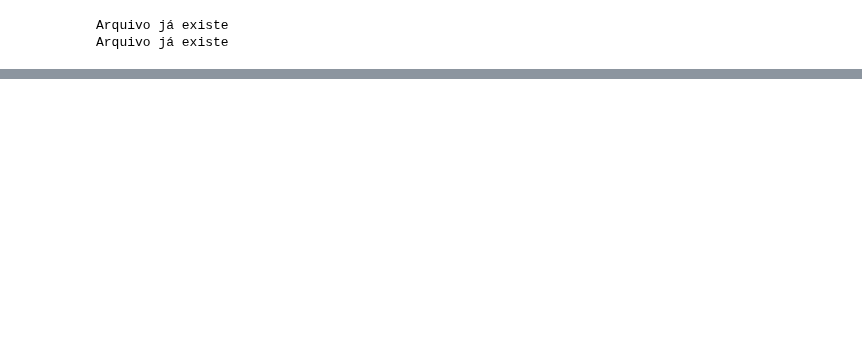
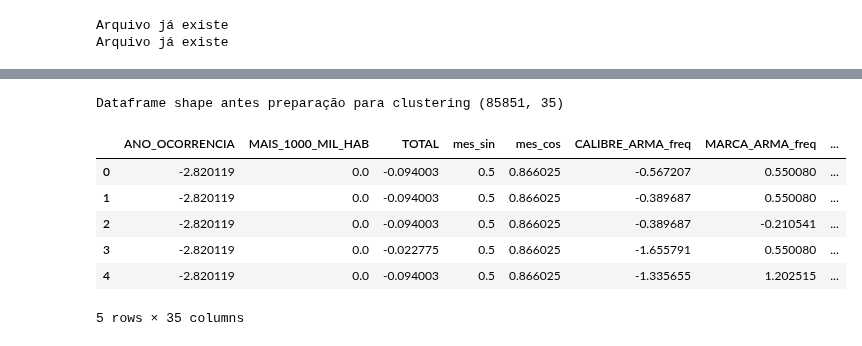
Before and after one commit to marcosgregorio/pgp_trabalho, a Jupyter notebook: notebook/pesquisa_download_dados.ipynb, the cells around one changed output, grey strips where cells are left out. Cells and saved outputs as stored; diff of their text form; code cells hidden in the pictures; blank space fills up the shorter version.

Commit message:
Refactor: refactored the dataframe and enhanced the data by normalizing.

```diff
--- a/notebook/pesquisa_download_dados.ipynb
+++ b/notebook/pesquisa_download_dados.ipynb
@@ -73,4 +73,73 @@ Dataframe shape pós limpeza (85851, 10)
 | 4 | 2025 | 1 | AC | RIO BRANCO | Pistola ... | TAURUS ARMAS S.A. ... | .380 ACP ... | ... |
 # %%
 # dataframe_completo.to_csv(f"sample_data/dataset_limpo.csv", index=False, encoding='latin1', sep=';')
+# dataframe_completo.to_parquet(f"sample_data/dataset_limpo.parquet", index=False)
+import numpy as np
+from sklearn.preprocessing import StandardScaler
+
+# Preparando para clustering
+def prepare_clustering(df):
+    df_cluster = df.copy()
+
+    if "MAIS_1000_MIL_HAB" in df_cluster:
+        df_cluster["MAIS_1000_MIL_HAB"] = df_cluster["MAIS_1000_MIL_HAB"].map({"S": 1, "N": 0})
+        df_cluster["MAIS_1000_MIL_HAB"] = df_cluster["MAIS_1000_MIL_HAB"].fillna(0)
+
+    # Remover UF e municipio (nao são relevantes para clustering)
+    if "UF" in df_cluster:
+        df_cluster = df_cluster.drop(columns=["UF"])
+
+    if "MUNICIPIO" in df_cluster:
+        df_cluster = df_cluster.drop(columns=["MUNICIPIO"])
+
+    # if "ANO_OCORRENCIA" in df_cluster:
+    #     df_cluster["ANO_OCORRENCIA"] = df_cluster["ANO_OCORRENCIA"].map({2025: 1, 2026: 0})
+    if "MES_OCORRENCIA" in df_cluster:
+        df_cluster['MES_OCORRENCIA'] = pd.to_numeric(df_cluster['MES_OCORRENCIA'], errors='coerce')
+        df_cluster['mes_sin'] = np.sin(2 * np.pi * df_cluster['MES_OCORRENCIA'] / 12)
+        df_cluster['mes_cos'] = np.cos(2 * np.pi * df_cluster['MES_OCORRENCIA'] / 12)
+        df_cluster = df_cluster.drop('MES_OCORRENCIA', axis=1)
+
+    alta_cardinalidade = ['CALIBRE_ARMA', 'MARCA_ARMA']
+    for col in alta_cardinalidade:
+        if col in df_cluster:
+            freq = df_cluster[col].value_counts(normalize=True)
+            df_cluster[f'{col}_freq'] = df_cluster[col].map(freq)
+            df_cluster = df_cluster.drop(columns=[col])
+
+    # fazendo hot encoding para as colunas restantes de baixa cardinalidade
+    baixa_cardinalidade = ['TIPO_OCORRENCIA', 'ESPECIE_ARMA']
+    baixa_cardinalidade = [col for col in baixa_cardinalidade if col in df_cluster.columns]
+
+    df_cluster = pd.get_dummies(df_cluster, columns=baixa_cardinalidade, drop_first=True)
+
+    for col in df_cluster.select_dtypes(include=['boolean']).columns:
+        df_cluster[col] = df_cluster[col].astype(int)
+
+    scaler = StandardScaler()
+
+    cols_para_escalonar = ['ANO_OCORRENCIA', 'TOTAL', 'CALIBRE_ARMA_freq', 'MARCA_ARMA_freq']
+    cols_para_escalonar = [col for col in cols_para_escalonar if col in df_cluster.columns]
+
+    df_cluster[cols_para_escalonar] = scaler.fit_transform(df_cluster[cols_para_escalonar])
+
+    df_cluster = df_cluster.fillna(0)
+
+    return df_cluster
+
+dataframe_completo_cp = dataframe_completo.copy()
+dataframe_completo_cp.to_parquet(f"sample_data/dataset_limpo_antes_normalizacao.parquet", index=False)
+
+dataframe_completo = prepare_clustering(dataframe_completo)
+print("Dataframe shape antes preparação para clustering", dataframe_completo.shape)
+display(dataframe_completo.head())
 dataframe_completo.to_parquet(f"sample_data/dataset_limpo.parquet", index=False)
+# %% [output]
+Dataframe shape antes preparação para clustering (85851, 35)
+|  | ANO_OCORRENCIA | MAIS_1000_MIL_HAB | TOTAL | mes_sin | mes_cos | CALIBRE_ARMA_freq | MARCA_ARMA_freq | ... |
+| 0 | -2.820119 | 0.0 | -0.094003 | 0.5 | 0.866025 | -0.567207 | 0.550080 | ... |
+| 1 | -2.820119 | 0.0 | -0.094003 | 0.5 | 0.866025 | -0.389687 | 0.550080 | ... |
+| 2 | -2.820119 | 0.0 | -0.094003 | 0.5 | 0.866025 | -0.389687 | -0.210541 | ... |
+| 3 | -2.820119 | 0.0 | -0.022775 | 0.5 | 0.866025 | -1.655791 | 0.550080 | ... |
+| 4 | -2.820119 | 0.0 | -0.094003 | 0.5 | 0.866025 | -1.335655 | 1.202515 | ... |
+5 rows × 35 columns
```
Also changed, not shown: 5 other files.
